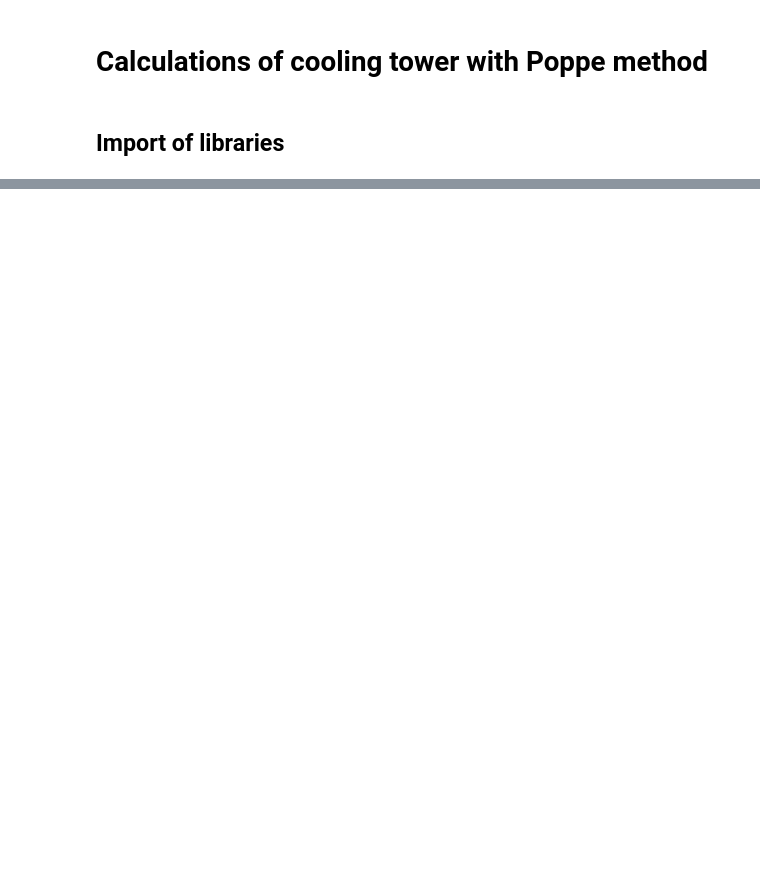
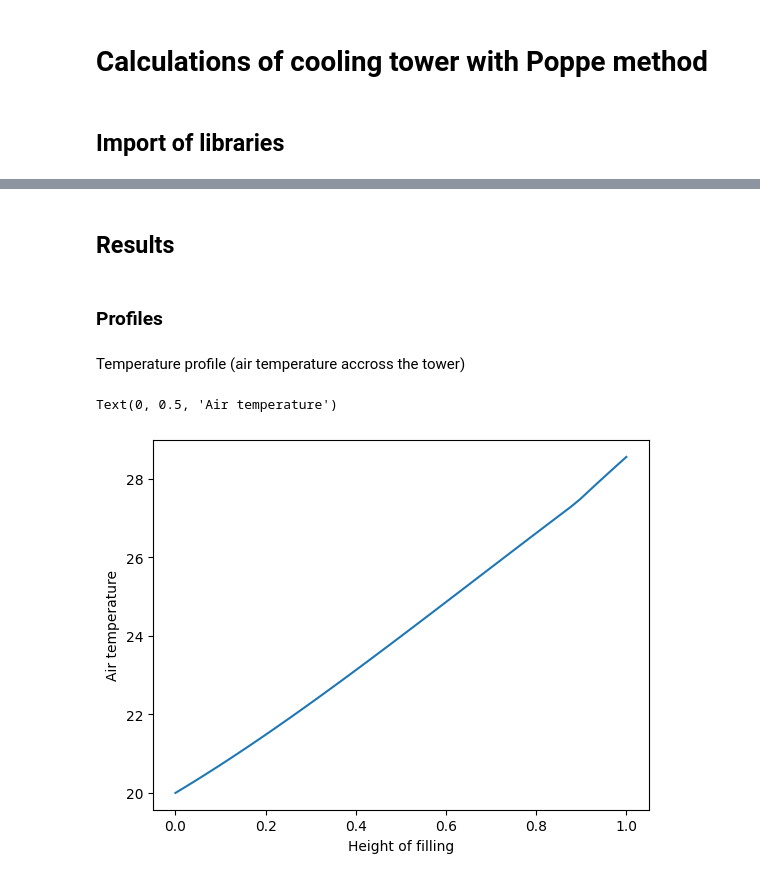
Before and after one commit to fscontrol/water_calc, a Jupyter notebook: poppe.ipynb, the cells around one changed output, grey strips where cells are left out. Saved outputs shown, nothing was run; the diff lists cells and outputs as text; code cells hidden in the pictures; blank space fills up the shorter version.

Commit message:
poppe method tests README

```diff
--- a/poppe.ipynb
+++ b/poppe.ipynb
@@ -5,12 +17,8 @@
 # %%
-from lib import AirFlow, WaterFlow, PoppeSolver, u, Q_, MerkelSolver
+#Air 20C, 60% humidity; 1 atm
+#Hot water 45C, 1500 ppm TDS
+LG_RATIO = 1.2
 air = AirFlow(temp=Q_(20, u.degC), humidity=Q_(60, u.perc))
-water = WaterFlow(temp=Q_(45, u.degC), salinity=Q_(1500, u.mg/u.kg))
-solver = PoppeSolver(air, water, water_temp_out=Q_(28, u.degC), lg_ratio=1.2)
-me, df = solver.solve_with_merkel_number()
-print("Poppe results:")
-print(df)
-# Evaporation
-evap_loss = df['air_omega_kg_kg'].iloc[-1] - df['air_omega_kg_kg'].iloc[0]
-evap_loss /= 1.2
-print(f"\nИспарение: {evap_loss * 1000:.2f} г воды на 1 кг воды")
+water = WaterFlow(temp=Q_(35, u.degC), salinity=Q_(1500, u.mg/u.kg))
+# Solver object to calculate everything
+solver = PoppeSolver(air, water, water_temp_out=Q_(25, u.degC), lg_ratio=LG_RATIO)
@@ -34,0 +27,3 @@ Poppe results:
+# %%
+df = solver.solve()
+results = solver.process_results(df)
@@ -34,0 +50,15 @@ Poppe results:
+# %% [markdown]
+## Results
+# %% [markdown]
+### Profiles
+# %% [markdown]
+Temperature profile (air temperature accross the tower)
+# %%
+x = (df["water_temp_c"] - df["water_temp_c"].min())/(df["water_temp_c"].max() - df["water_temp_c"].min())
+y = df["air_temp_c"]
+plt.plot(x, y)
+plt.xlabel("Height of filling")
+plt.ylabel("Air temperature")
+# %% [output]
+Text(0, 0.5, 'Air temperature')
+[figure, added]
```
Also changed, not shown: parts of 22 cells of this notebook, 1 other file.
